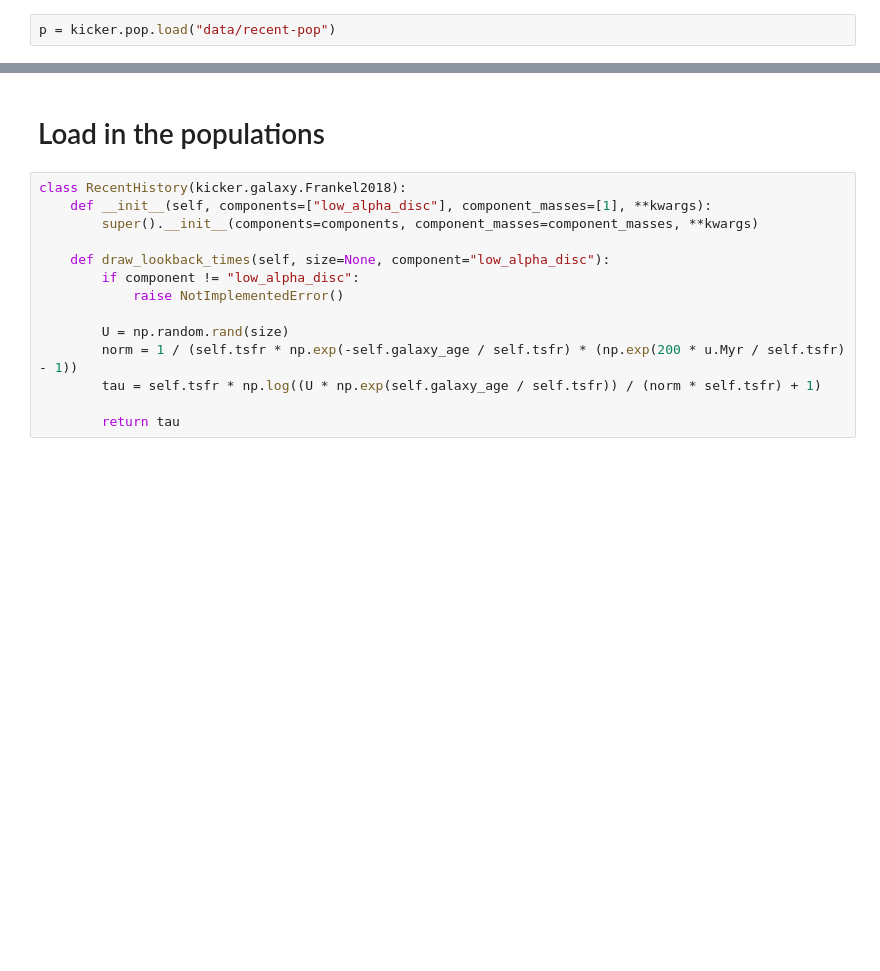
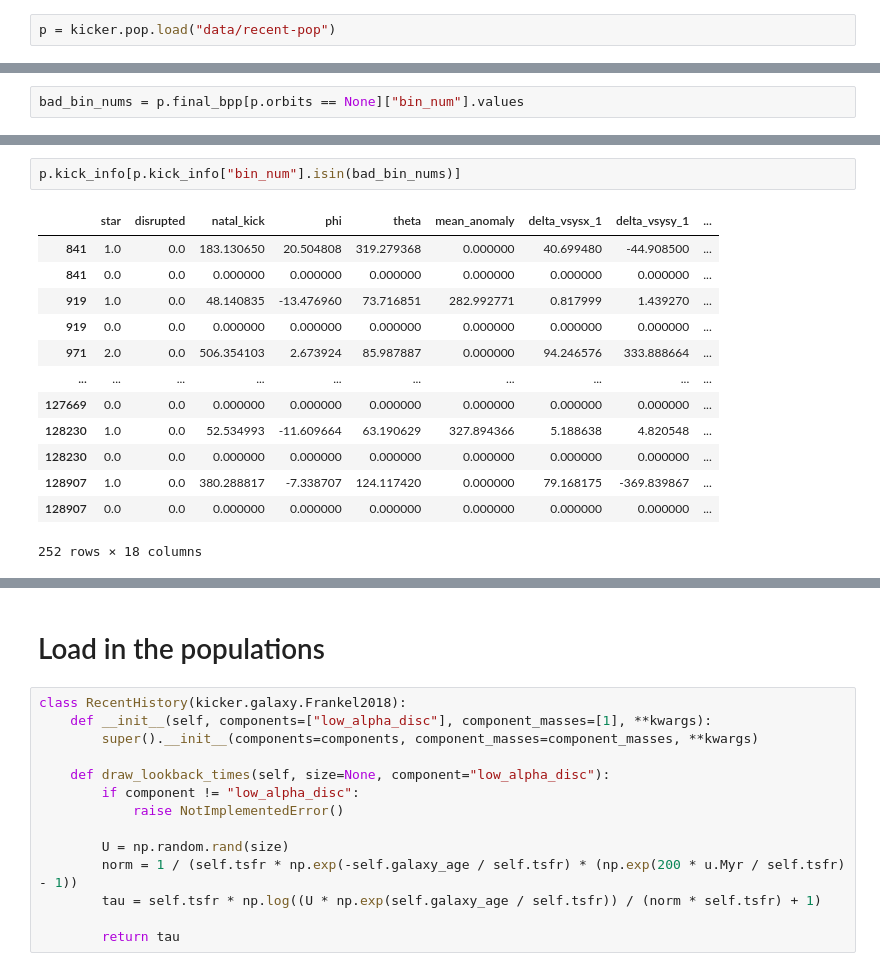
Before and after one commit to TomWagg/cogsworth, a Jupyter notebook: scratch.ipynb, the cells around one changed output, grey strips where cells are left out. Saved outputs shown, nothing was run; the diff lists cells and outputs as text; blank space fills up the shorter version.

```diff
--- a/scratch.ipynb
+++ b/scratch.ipynb
@@ -222,0 +66,2 @@ zero_point_lum = 3.0128e28 * u.watt
+# %%
+bad_bin_nums = p.final_bpp[p.orbits == None]["bin_num"].values
@@ -223,2 +133,18 @@ zero_point_lum = 3.0128e28 * u.watt
+# %%
+p.kick_info[p.kick_info["bin_num"].isin(bad_bin_nums)]
+# %% [output]
+|  | star | disrupted | natal_kick | phi | theta | mean_anomaly | delta_vsysx_1 | delta_vsysy_1 | ... |
+| 841 | 1.0 | 0.0 | 183.130650 | 20.504808 | 319.279368 | 0.000000 | 40.699480 | -44.908500 | ... |
+| 841 | 0.0 | 0.0 | 0.000000 | 0.000000 | 0.000000 | 0.000000 | 0.000000 | 0.000000 | ... |
+| 919 | 1.0 | 0.0 | 48.140835 | -13.476960 | 73.716851 | 282.992771 | 0.817999 | 1.439270 | ... |
+| 919 | 0.0 | 0.0 | 0.000000 | 0.000000 | 0.000000 | 0.000000 | 0.000000 | 0.000000 | ... |
+| 971 | 2.0 | 0.0 | 506.354103 | 2.673924 | 85.987887 | 0.000000 | 94.246576 | 333.888664 | ... |
+| ... | ... | ... | ... | ... | ... | ... | ... | ... | ... |
+| 127669 | 0.0 | 0.0 | 0.000000 | 0.000000 | 0.000000 | 0.000000 | 0.000000 | 0.000000 | ... |
+| 128230 | 1.0 | 0.0 | 52.534993 | -11.609664 | 63.190629 | 327.894366 | 5.188638 | 4.820548 | ... |
+| 128230 | 0.0 | 0.0 | 0.000000 | 0.000000 | 0.000000 | 0.000000 | 0.000000 | 0.000000 | ... |
+| 128907 | 1.0 | 0.0 | 380.288817 | -7.338707 | 124.117420 | 0.000000 | 79.168175 | -369.839867 | ... |
+| 128907 | 0.0 | 0.0 | 0.000000 | 0.000000 | 0.000000 | 0.000000 | 0.000000 | 0.000000 | ... |
+252 rows × 18 columns
 # %%
 disrupted_sep = p.final_coords[0].separation_3d(p.final_coords[1])
```
Also changed, not shown: parts of 45 cells of this notebook, 1 other file.
